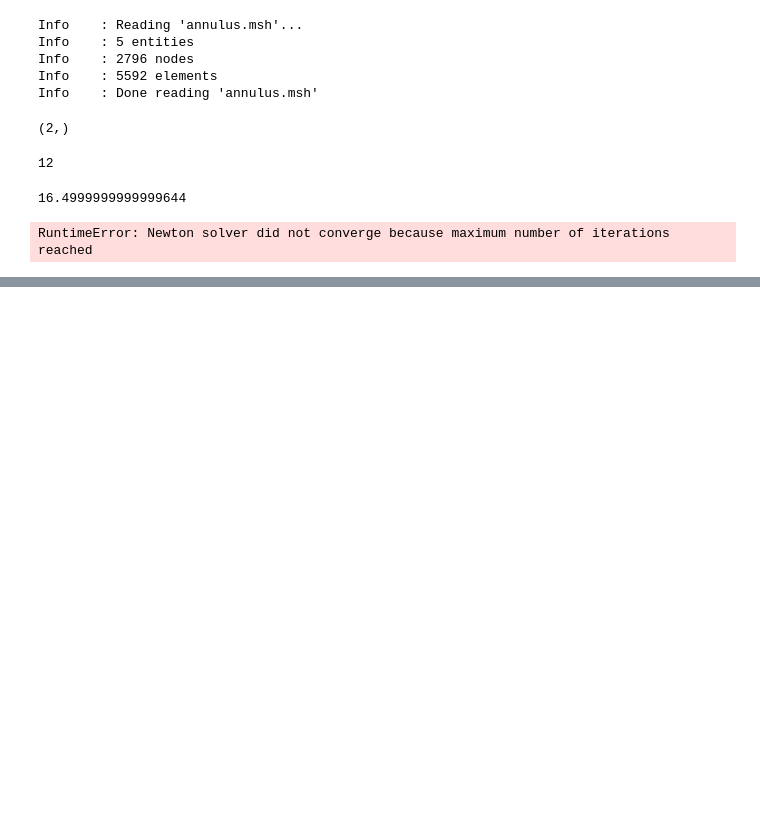
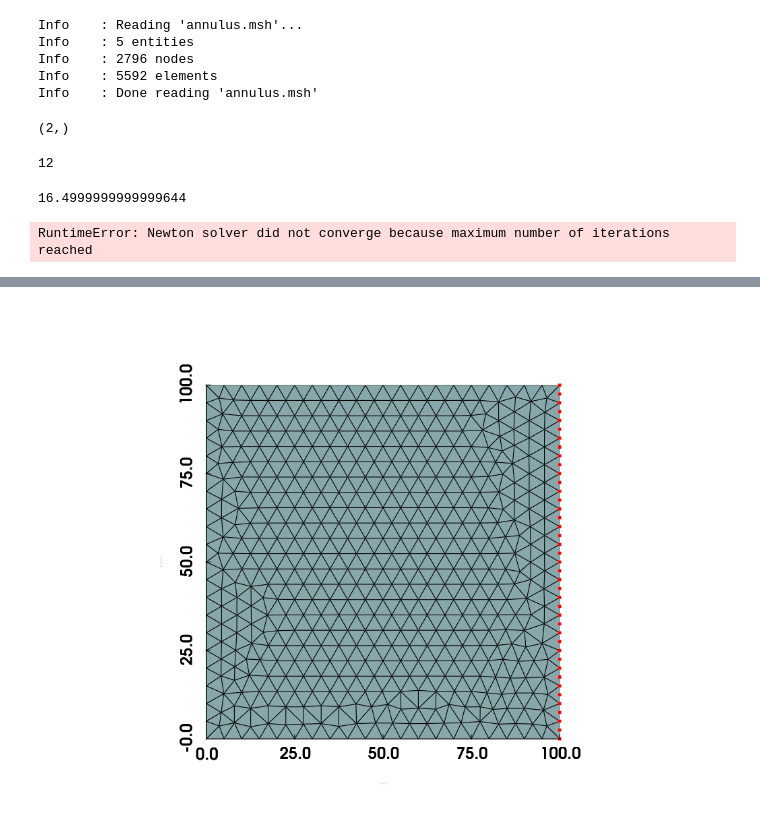
Before and after one commit to ZLoverty/anfem, a Jupyter notebook: annulus.ipynb, the cells around one changed output, grey strips where cells are left out. Cells and saved outputs as stored; diff of their text form; code cells hidden in the pictures; blank space fills up the shorter version.

```diff
--- a/annulus.ipynb
+++ b/annulus.ipynb
@@ -820,5 +819,8 @@ with io.XDMFFile(domain.comm, "annulus.xdmf", "w") as xdmf:
 16.4999999999999644
 RuntimeError: Newton solver did not converge because maximum number of iterations reached
 # %%
-# Update
-dt
+def left_boundary(x): return np.isclose(x[0], 0)
+def right_boundary(x): return np.isclose(x[0], 100)
+
+dofs_left = fem.locate_dofs_geometrical(V_u, left_boundary)
+dofs_right = fem.locate_dofs_geometrical(V_u, right_boundary)
@@ -826,0 +835,3 @@ dt
+# %%
+# Get coordinate map
+x_right = V_u.tabulate_dof_coordinates()[dofs_right]
@@ -826,0 +858,12 @@ dt
+# %%
+vtk_mesh = plot.vtk_mesh(domain)
+grid = pyvista.UnstructuredGrid(*vtk_mesh)
+pl = pyvista.Plotter()
+pl.add_mesh(grid, show_edges=True)
+# pl.add_point_labels(grid.points, [str(i) for i in range(grid.n_points)], point_size=10, font_size=20)
+pl.add_points(x_right, color="red")
+pl.camera_position = 'xy'
+pl.show_bounds()
+pl.show()
+# %% [output]
+[figure, added]
```
Also changed, not shown: parts of 31 cells of this notebook, 6 other files.
